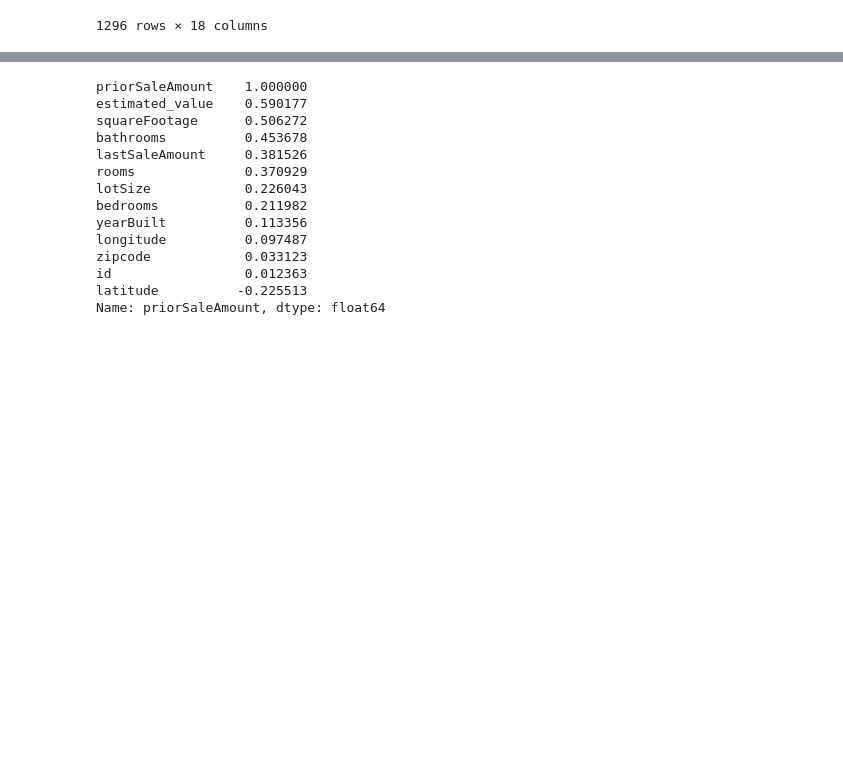
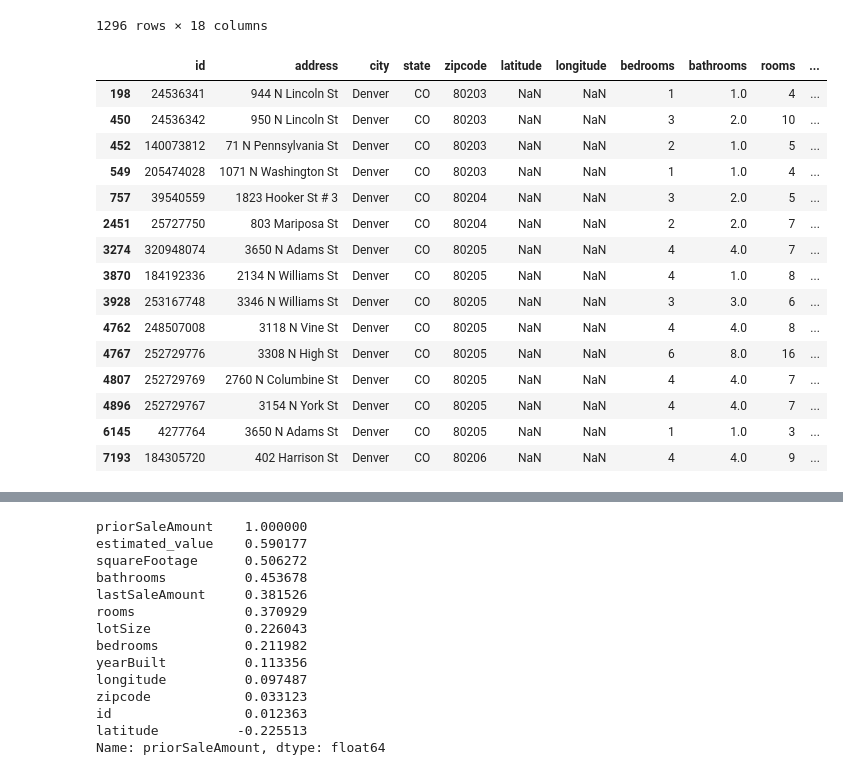
Before and after one commit to lucnguyen104/MinhLuc, a Jupyter notebook: Denver house price.ipynb, the cells around one changed output, grey strips where cells are left out. Cells and saved outputs as stored; diff of their text form; code cells hidden in the pictures; blank space fills up the shorter version.

```diff
--- a/Denver house price.ipynb
+++ b/Denver house price.ipynb
@@ -140,6 +136,26 @@ df[df['priorSaleAmount'].eq(0)]
 | 14968 | 786671 | 1033 S Washington St | Denver | CO | 80209 | 39.697715 | -104.979560 | 2 | 2.0 | 6 | ... |
 | 14984 | 39622452 | 100 S University Blvd # 8 | Denver | CO | 80209 | 39.714399 | -104.958955 | 4 | 6.0 | 10 | ... |
 1296 rows × 18 columns
+# %%
+# Show missing values of 'latitude' to observe if there is any common points
+df[df['latitude'].isnull()]
+# %% [output]
+|  | id | address | city | state | zipcode | latitude | longitude | bedrooms | bathrooms | rooms | ... |
+| 198 | 24536341 | 944 N Lincoln St | Denver | CO | 80203 | NaN | NaN | 1 | 1.0 | 4 | ... |
+| 450 | 24536342 | 950 N Lincoln St | Denver | CO | 80203 | NaN | NaN | 3 | 2.0 | 10 | ... |
+| 452 | 140073812 | 71 N Pennsylvania St | Denver | CO | 80203 | NaN | NaN | 2 | 1.0 | 5 | ... |
+| 549 | 205474028 | 1071 N Washington St | Denver | CO | 80203 | NaN | NaN | 1 | 1.0 | 4 | ... |
+| 757 | 39540559 | 1823 Hooker St # 3 | Denver | CO | 80204 | NaN | NaN | 3 | 2.0 | 5 | ... |
+| 2451 | 25727750 | 803 Mariposa St | Denver | CO | 80204 | NaN | NaN | 2 | 2.0 | 7 | ... |
+| 3274 | 320948074 | 3650 N Adams St | Denver | CO | 80205 | NaN | NaN | 4 | 4.0 | 7 | ... |
+| 3870 | 184192336 | 2134 N Williams St | Denver | CO | 80205 | NaN | NaN | 4 | 1.0 | 8 | ... |
+| 3928 | 253167748 | 3346 N Williams St | Denver | CO | 80205 | NaN | NaN | 3 | 3.0 | 6 | ... |
+| 4762 | 248507008 | 3118 N Vine St | Denver | CO | 80205 | NaN | NaN | 4 | 4.0 | 8 | ... |
+| 4767 | 252729776 | 3308 N High St | Denver | CO | 80205 | NaN | NaN | 6 | 8.0 | 16 | ... |
+| 4807 | 252729769 | 2760 N Columbine St | Denver | CO | 80205 | NaN | NaN | 4 | 4.0 | 7 | ... |
+| 4896 | 252729767 | 3154 N York St | Denver | CO | 80205 | NaN | NaN | 4 | 4.0 | 7 | ... |
+| 6145 | 4277764 | 3650 N Adams St | Denver | CO | 80205 | NaN | NaN | 1 | 1.0 | 3 | ... |
+| 7193 | 184305720 | 402 Harrison St | Denver | CO | 80206 | NaN | NaN | 4 | 4.0 | 9 | ... |
 # %%
 #check if any indexs contain bedroom +bathroom> room
 df[df['bedrooms']+df['bathrooms']>df['rooms']]
```
Also changed, not shown: parts of 32 cells of this notebook.
